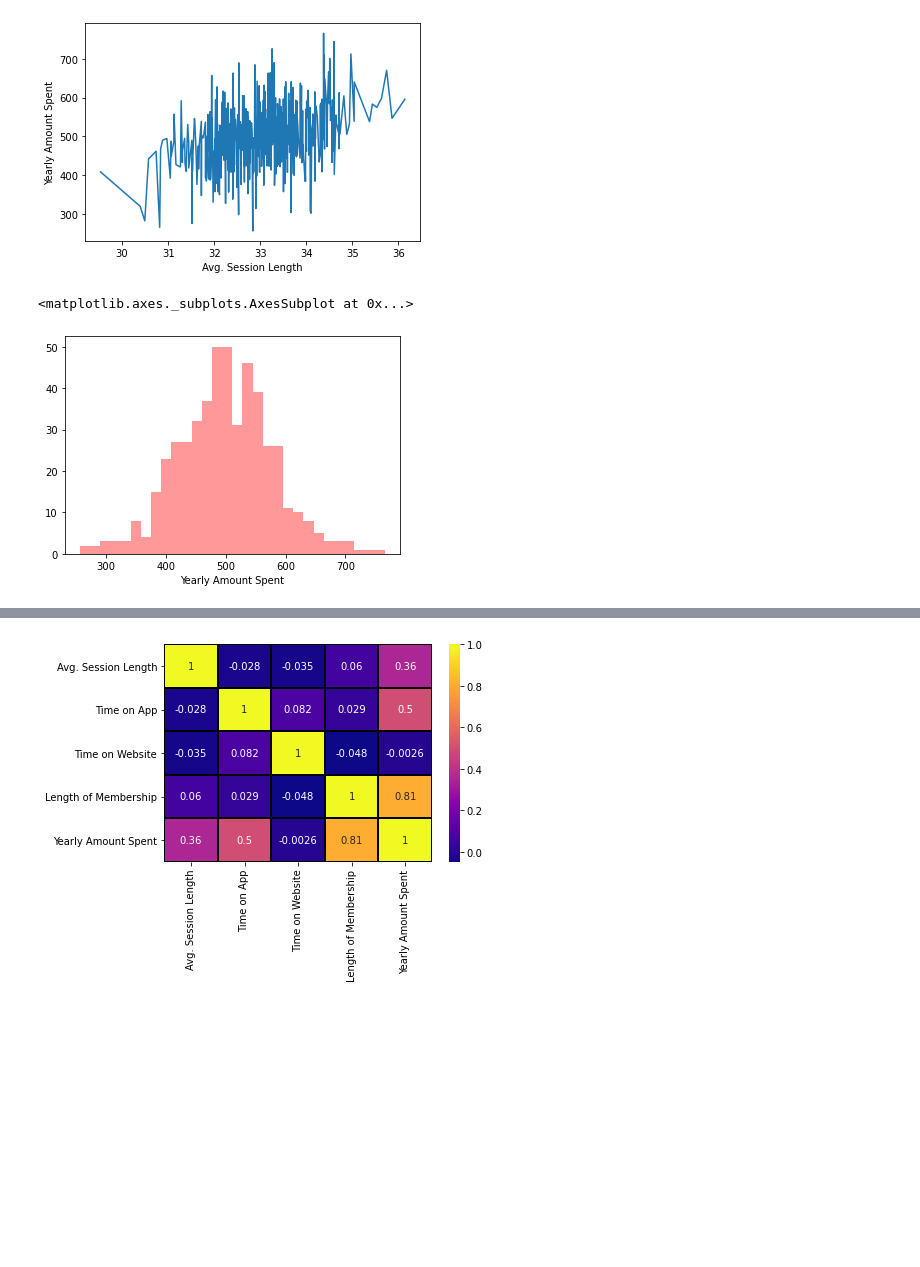
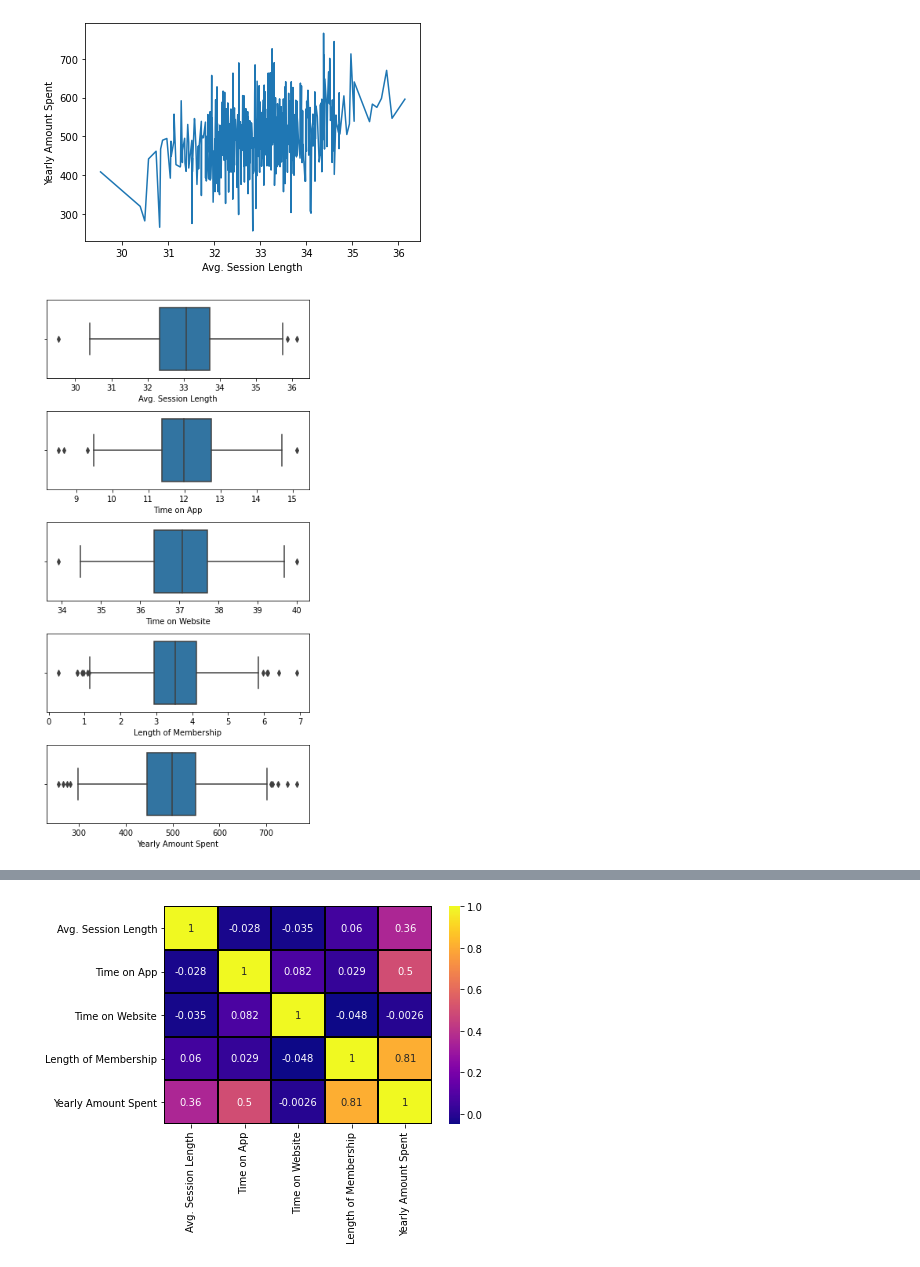
Before and after one commit to kumar12219218/LinearRegression_BharathKumarReddy_R, a Jupyter notebook: Ecommerce_project_Refactor.ipynb, the cells around one changed output, grey strips where cells are left out. Cells and saved outputs as stored; diff of their text form; code cells hidden in the pictures; blank space fills up the shorter version.

```diff
--- a/Ecommerce_project_Refactor.ipynb
+++ b/Ecommerce_project_Refactor.ipynb
@@ -115,8 +115,14 @@ plt.show()
 #From the above correlation and lineplot we can see that 'yearly amount spent' is
 #linearly dependent on 'Avg. Session Length', 'Time on App',
 #'Time on Website', 'Length of Membership'
-# %%
-sns.distplot(Ecom_Customer_data["Yearly Amount Spent"],color="red",bins=30,kde=False)
-# %% [output]
-<matplotlib.axes._subplots.AxesSubplot at 0x...>
-[figure, removed]
+# %%
+# Outlier Analysis
+fig, axs = plt.subplots(5, figsize = (5,10))
+plt1 = sns.boxplot(Ecom_Customer_data['Avg. Session Length'], ax = axs[0])
+plt2 = sns.boxplot(Ecom_Customer_data['Time on App'], ax = axs[1])
+plt3 = sns.boxplot(Ecom_Customer_data['Time on Website'], ax = axs[2])
+plt4 = sns.boxplot(Ecom_Customer_data['Length of Membership'], ax = axs[3])
+plt5 = sns.boxplot(Ecom_Customer_data['Yearly Amount Spent'], ax = axs[4])
+plt.tight_layout()
+# %% [output]
+[figure, added]
```
Also changed, not shown: parts of 2 cells of this notebook.
